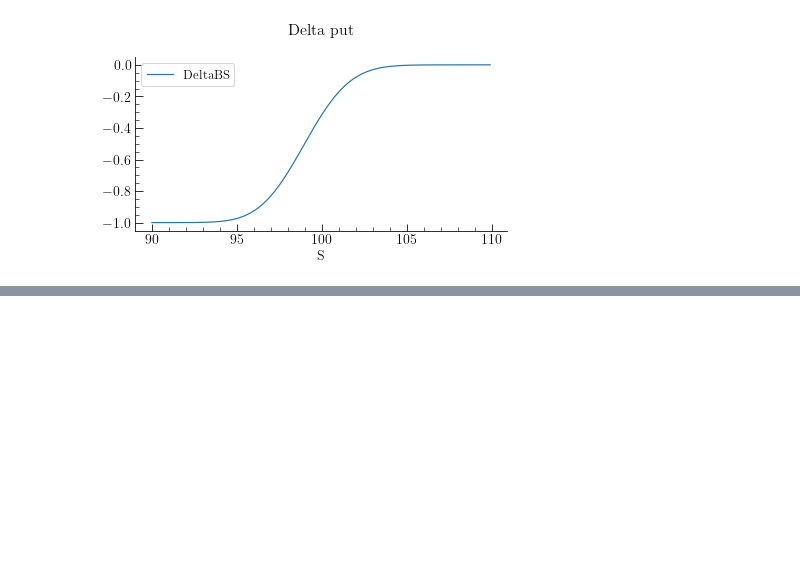
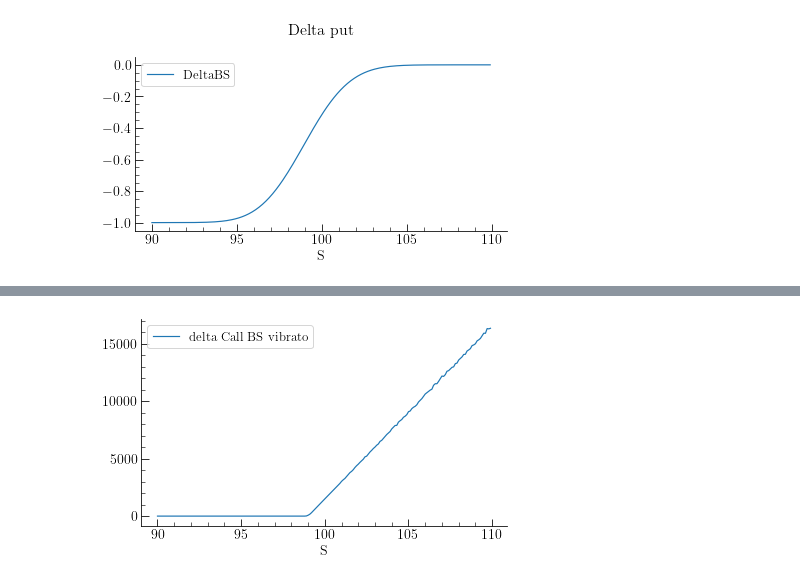
Before and after one commit to axeh101/vibrato-mc, a Jupyter notebook: src/python/plots.ipynb, the cells around one changed output, grey strips where cells are left out. Cells and saved outputs as stored; diff of their text form; code cells hidden in the pictures; blank space fills up the shorter version.

```diff
--- a/src/python/plots.ipynb
+++ b/src/python/plots.ipynb
@@ -56,0 +62,5 @@ delta_put.plot(title="Delta put");
+# %%
+delta_vibrato_call = pd.read_csv('datasets/vibratobscalldelta.csv', header=None, names=['S', 'delta Call BS vibrato'], sep=';', index_col=0)
+delta_vibrato_call.plot();
+# %% [output]
+[figure, added]
```
Also changed, not shown: parts of 3 cells of this notebook, 6 other files.
